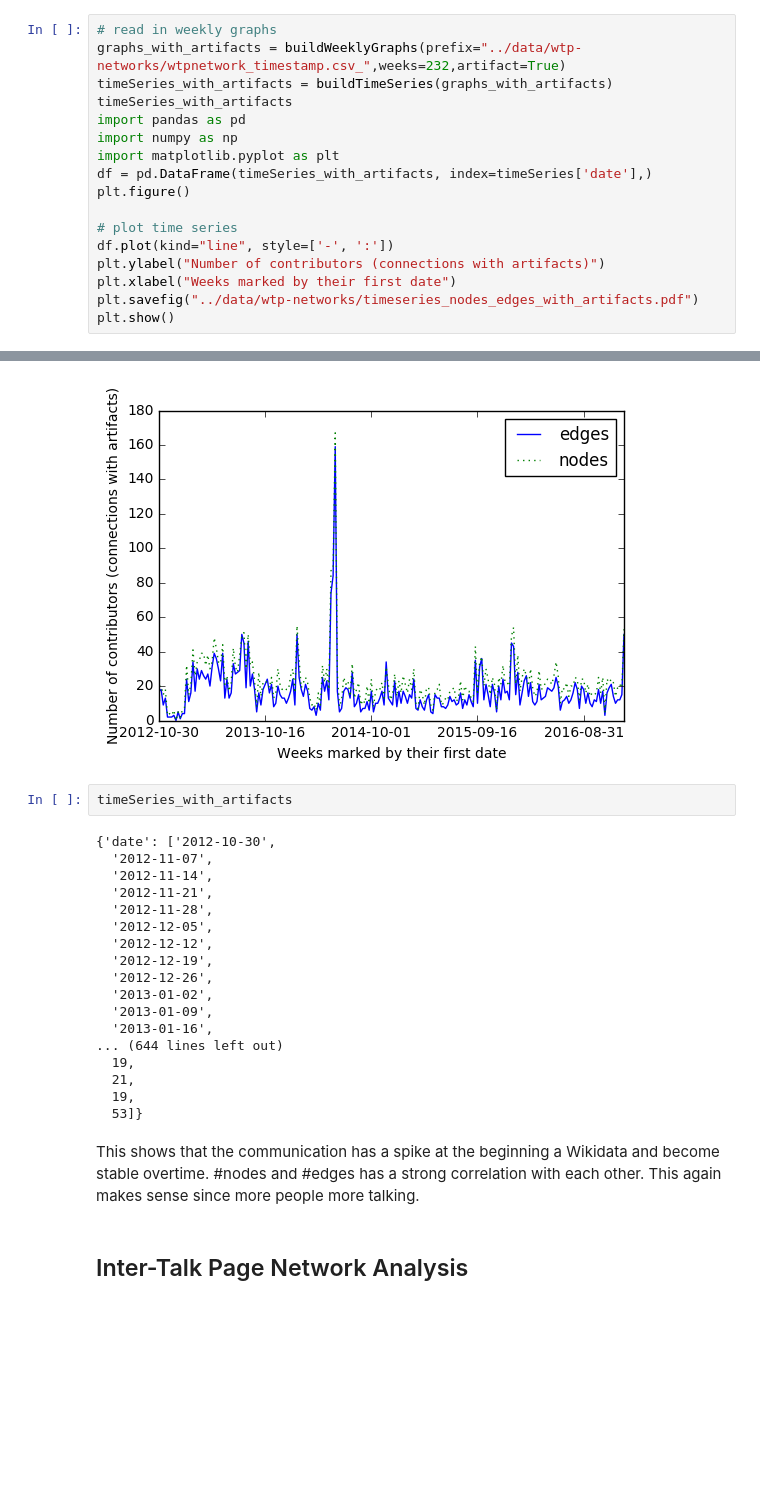
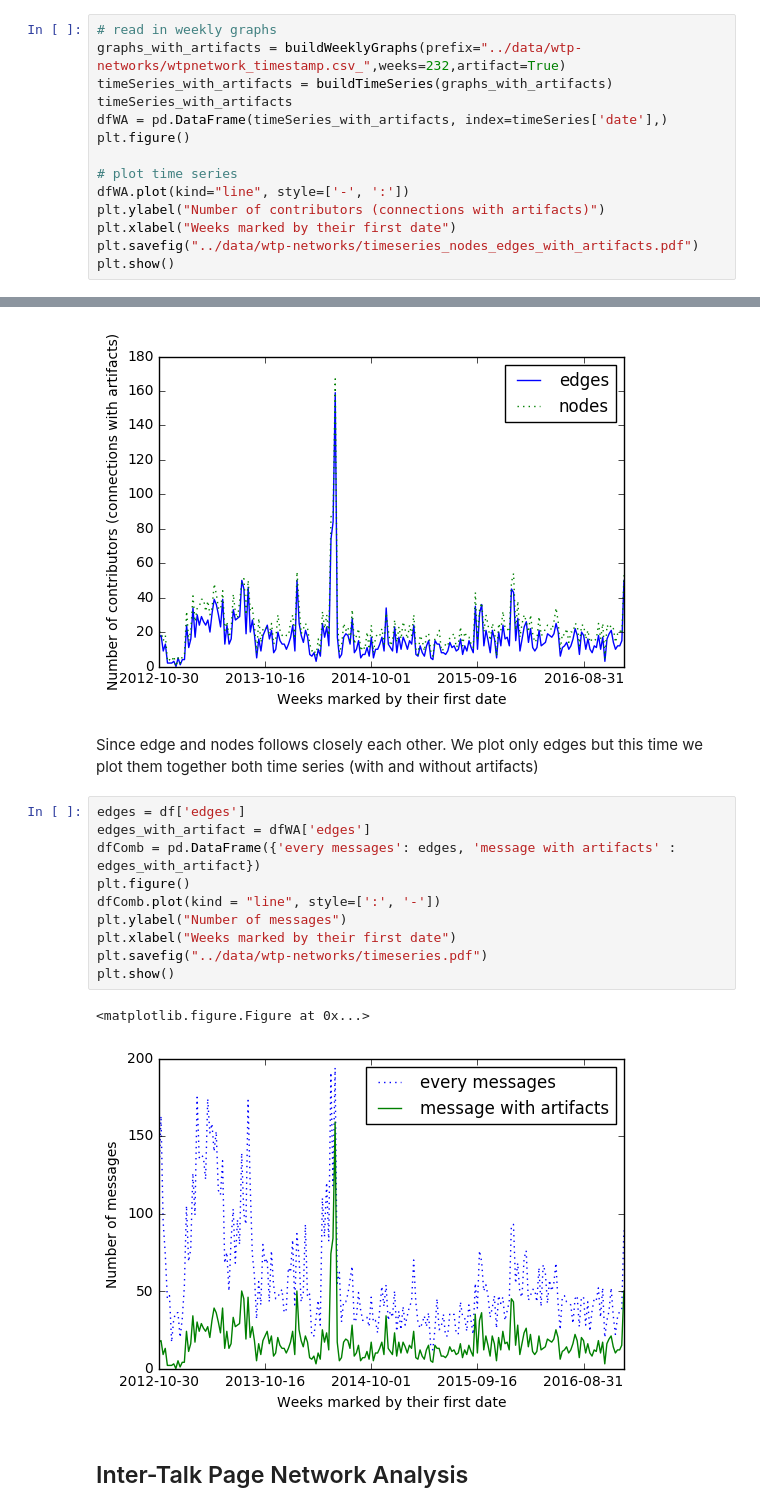
Before and after one commit to totucuong/wikidata, a Jupyter notebook: python/wikidatanetworkanalysis.ipynb, the cells around one changed output, grey strips where cells are left out. Saved outputs shown, nothing was run; the diff lists cells and outputs as text; blank space fills up the shorter version.

Commit message:
-combine both data frame of message and messag with artifacts - plot message and message with artifacts over time in the same figure

```diff
--- a/python/wikidatanetworkanalysis.ipynb
+++ b/python/wikidatanetworkanalysis.ipynb
@@ -509,14 +481,11 @@ How about now we filter out edge without communication
 graphs_with_artifacts = buildWeeklyGraphs(prefix="../data/wtp-networks/wtpnetwork_timestamp.csv_",weeks=232,artifact=True)
 timeSeries_with_artifacts = buildTimeSeries(graphs_with_artifacts)
 timeSeries_with_artifacts
-import pandas as pd
-import numpy as np
-import matplotlib.pyplot as plt
-df = pd.DataFrame(timeSeries_with_artifacts, index=timeSeries['date'],)
+dfWA = pd.DataFrame(timeSeries_with_artifacts, index=timeSeries['date'],)
 plt.figure()
 
 # plot time series
-df.plot(kind="line", style=['-', ':'])
+dfWA.plot(kind="line", style=['-', ':'])
 plt.ylabel("Number of contributors (connections with artifacts)")
 plt.xlabel("Weeks marked by their first date")
 plt.savefig("../data/wtp-networks/timeseries_nodes_edges_with_artifacts.pdf")
@@ -524,28 +493,21 @@ plt.show()
 # %% [output]
 <matplotlib.figure.Figure at 0x...>
 [figure]
-# %%
-timeSeries_with_artifacts
-# %% [output]
-{'date': ['2012-10-30',
-  '2012-11-07',
-  '2012-11-14',
-  '2012-11-21',
-  '2012-11-28',
-  '2012-12-05',
-  '2012-12-12',
-  '2012-12-19',
-  '2012-12-26',
-  '2013-01-02',
-  '2013-01-09',
-  '2013-01-16',
-... (644 lines left out)
-  19,
-  21,
-  19,
-  53]}
-# %% [markdown]
-This shows that the communication has a spike at the beginning a Wikidata and become stable overtime. #nodes and #edges has a strong correlation with each other. This again makes sense since more people more talking.
+# %% [markdown]
+Since edge and nodes follows closely each other. We plot only edges but this time we plot them together both time series (with and without artifacts)
+# %%
+edges = df['edges']
+edges_with_artifact = dfWA['edges']
+dfComb = pd.DataFrame({'every messages': edges, 'message with artifacts' : edges_with_artifact})
+plt.figure()
+dfComb.plot(kind = "line", style=[':', '-'])
+plt.ylabel("Number of messages")
+plt.xlabel("Weeks marked by their first date")
+plt.savefig("../data/wtp-networks/timeseries.pdf")
+plt.show()
+# %% [output]
+<matplotlib.figure.Figure at 0x...>
+[figure, added]
 # %% [markdown]
 ## Inter-Talk Page Network Analysis
 # %%
```
Also changed, not shown: parts of 6 cells of this notebook.
